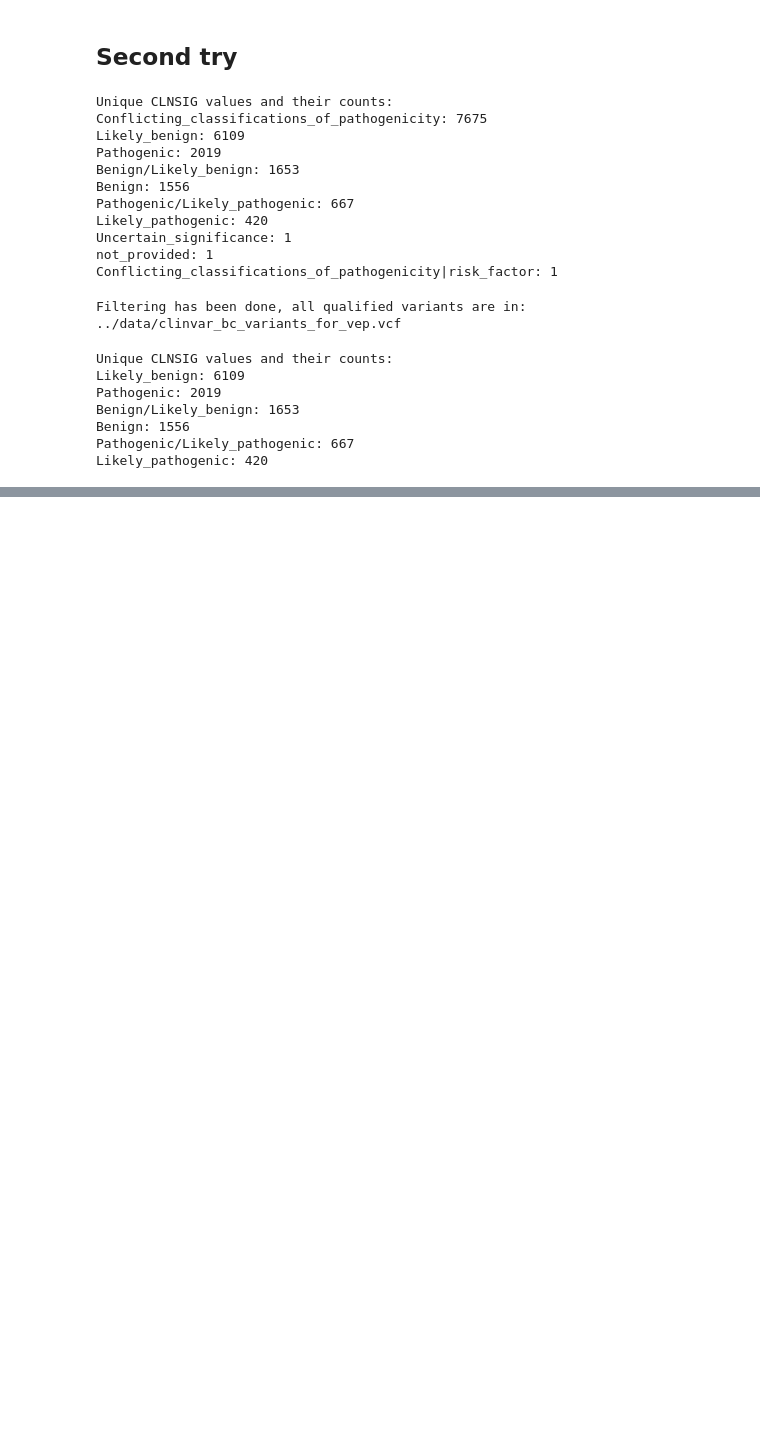
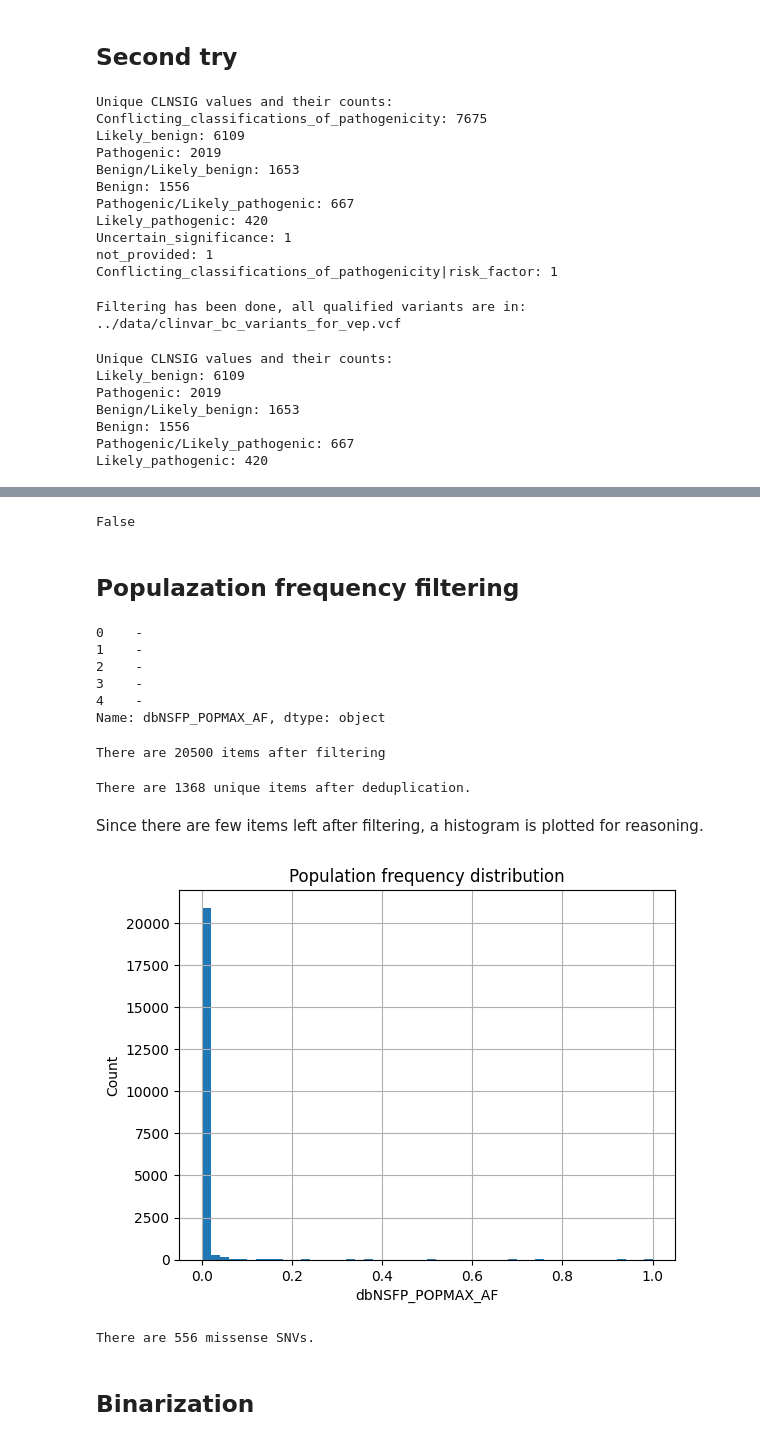
Before and after one commit to aign931/bc_snvs_bd, a Jupyter notebook: scripts/EDA.ipynb, the cells around one changed output, grey strips where cells are left out. Drawn from its saved outputs; the diff is of its cells as text; code cells hidden in the pictures; blank space fills up the shorter version.

```diff
--- a/scripts/EDA.ipynb
+++ b/scripts/EDA.ipynb
@@ -207,0 +212,9 @@ Likely_pathogenic: 420
+# %%
+import pandas as pd
+
+# Load data
+df = pd.read_csv('../data/clinvar_bc_annotated.txt', sep='\t', skiprows=93)
+
+# Check contents and headings
+print(df.columns.tolist())
+print(df.head())
@@ -207,0 +239,60 @@ Likely_pathogenic: 420
+# %%
+df.columns = df.columns.str.lstrip('#') # remove # from colums' name
+
+print('CANONICAL' in df.columns)
+# %% [output]
+False
+# %% [markdown]
+## Populazation frequency filtering
+# %%
+print(df['dbNSFP_POPMAX_AF'].head())
+# %% [output]
+0    -
+1    -
+2    -
+3    -
+4    -
+Name: dbNSFP_POPMAX_AF, dtype: object
+# %%
+df['dbNSFP_POPMAX_AF'] = pd.to_numeric(df['dbNSFP_POPMAX_AF'], errors='coerce')
+
+AF_threshold = 0.01
+
+df_rare = df[df['dbNSFP_POPMAX_AF'] < AF_threshold]
+
+print(f'There are {len(df_rare)} items after filtering')
+# %% [output]
+There are 20500 items after filtering
+# %%
+# Deduplication
+
+grouped = df_rare.groupby('Uploaded_variation')
+
+sampled = grouped.apply(lambda x: x.sample(1), include_groups=False)
+
+df_rare_unique = sampled.reset_index()
+
+print(f"There are {len(df_rare_unique)} unique items after deduplication.")
+# %% [output]
+There are 1368 unique items after deduplication.
+# %% [markdown]
+Since there are few items left after filtering, a histogram is plotted for reasoning.
+# %%
+import matplotlib.pyplot as plt
+
+df['dbNSFP_POPMAX_AF'].hist(bins=50)
+plt.xlabel('dbNSFP_POPMAX_AF')
+plt.ylabel('Count')
+plt.title('Population frequency distribution')
+plt.show()
+# %% [output]
+[figure, added]
+# %%
+# Keep missense variants in column Consequence
+df_rare_unique_missense = df_rare_unique[df_rare_unique['Consequence'].str.contains('missense_variant')]
+
+print(f"There are {len(df_rare_unique_missense)} missense SNVs.")
+# %% [output]
+There are 556 missense SNVs.
+# %% [markdown]
+## Binarization
```
Also changed, not shown: parts of 22 cells of this notebook, 3 other files.
